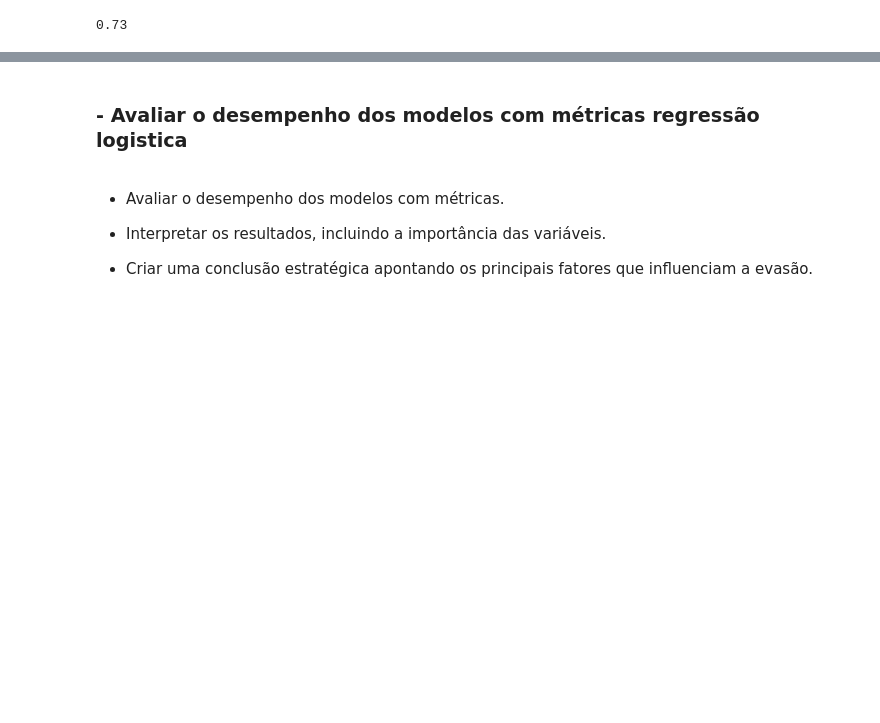
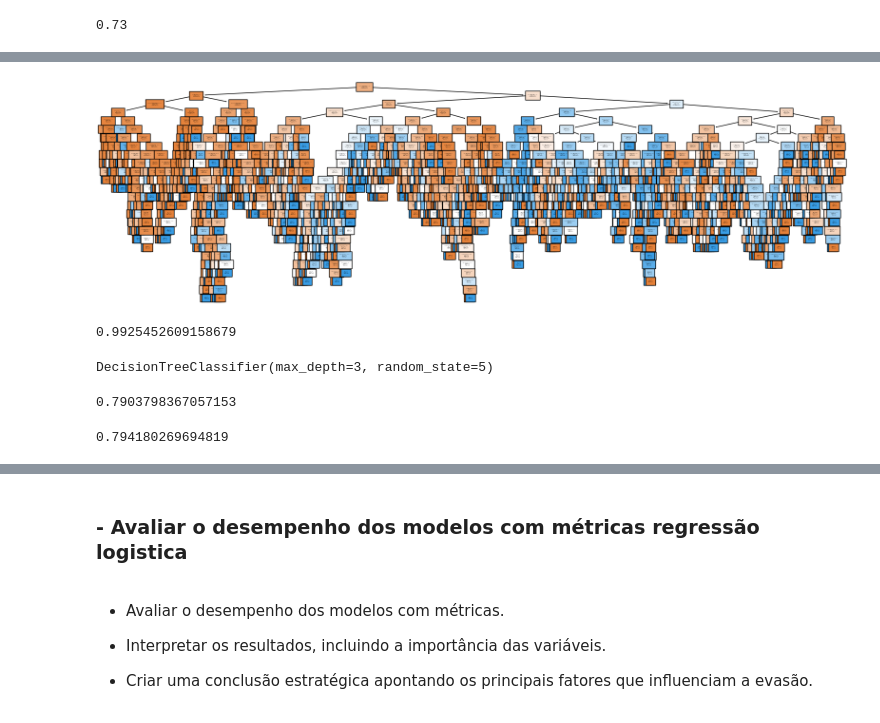
Before and after one commit to DaDosValle/Analise_Preditiva-Machine_Learning-TelecomX, a Jupyter notebook: Analise_Preditiva_TelecomX.ipynb, the cells around one changed output, grey strips where cells are left out. Cells and saved outputs as stored; diff of their text form; code cells hidden in the pictures; blank space fills up the shorter version.

```diff
--- a/Analise_Preditiva_TelecomX.ipynb
+++ b/Analise_Preditiva_TelecomX.ipynb
@@ -244,0 +251,5 @@ round(dummy.score(x_teste, y_teste),2)
+# %%
+scaler = StandardScaler()
+
+x_treino_scaled = scaler.fit_transform(x_treino)
+x_teste_scaled = scaler.transform(x_teste)
@@ -244,0 +292,45 @@ round(dummy.score(x_teste, y_teste),2)
+# %%
+colunas_selecionadas = ['sexo',
+                'idoso)',
+                'possui parceiro',
+                'possui dependentes',
+                'tempo contrato',
+                'servico telefone',
+                'multiplas linhas',
+                'suporte tecnico',
+                'streaming tv',
+                'streaming filmes',
+                'preco diario',
+                'contrato conta',
+                'cobrancas mensais',
+                'total de encargos',
+                'excedente a mensalidade',
+                'servico internet_DSL',
+                'servico internet_Fibra optica',
+                'servico internet_Nao disponivel',
+                'contrato conta_Dois anos',
+                'contrato conta_Mensal',
+                'contrato conta_Um ano',
+                ]
+# %%
+plt.figure(figsize = (20, 6))
+plot_tree(arvore, filled = True, class_names = ['nao', 'sim'], fontsize = 1, feature_names = colunas_selecionadas);
+# %% [output]
+[figure, added]
+# %%
+arvore.score(x_treino, y_treino)
+# %% [output]
+0.9925452609158679
+# %%
+arvore = DecisionTreeClassifier(max_depth = 3, random_state =5)
+arvore.fit(x_treino, y_treino)
+# %% [output]
+DecisionTreeClassifier(max_depth=3, random_state=5)
+# %%
+arvore.score(x_treino, y_treino)
+# %% [output]
+0.7903798367057153
+# %%
+arvore.score(x_teste, y_teste)
+# %% [output]
+0.794180269694819
```
Also changed, not shown: parts of 19 cells of this notebook.
